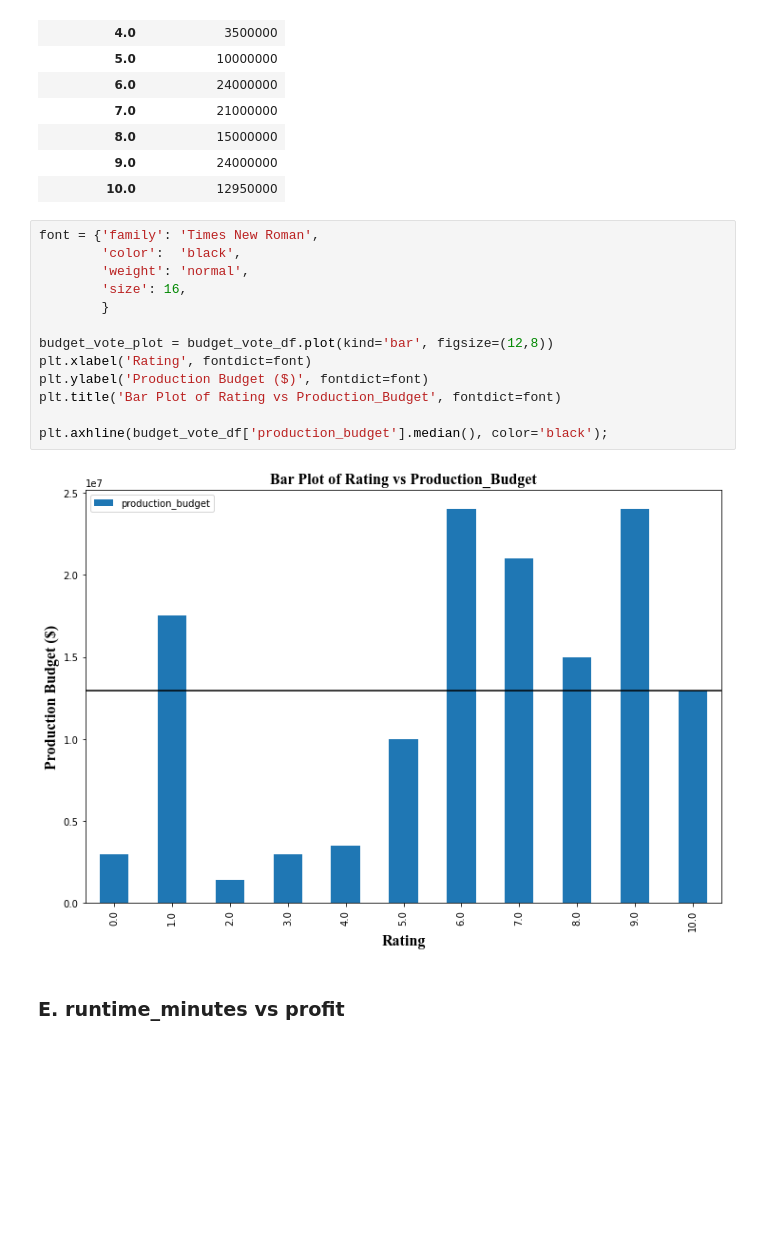
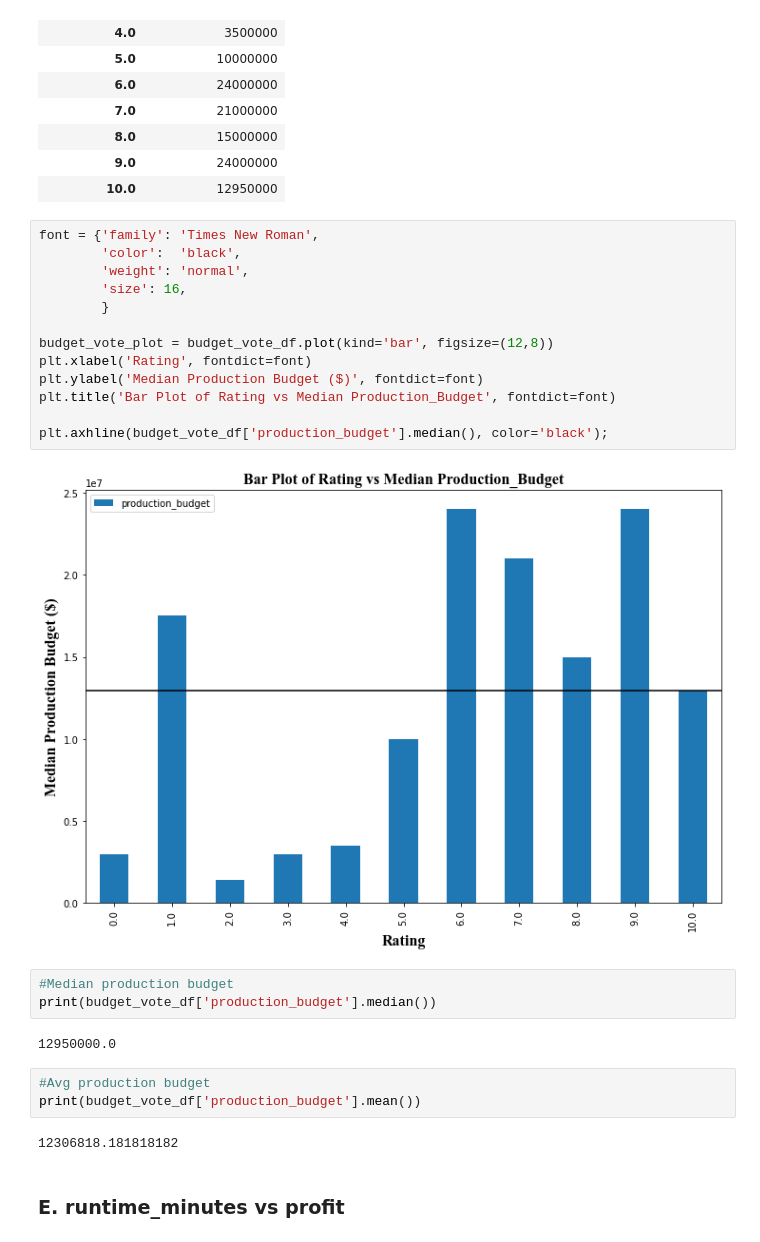
Before and after one commit to dquillao/dsc-mod-1-project-v2-1-online-ds-sp-000, a Jupyter notebook: Technical Notebook.ipynb, the cells around one changed output. Drawn from its saved outputs; the diff is of its cells as text; blank space fills up the shorter version.

```diff
--- a/Technical Notebook.ipynb
+++ b/Technical Notebook.ipynb
@@ -967,18 +967,28 @@ See the caveats in the documentation: https://pandas.pydata.org/pandas-docs/stab
 # %%
 font = {'family': 'Times New Roman',
         'color':  'black',
         'weight': 'normal',
         'size': 16,
         }
 
 budget_vote_plot = budget_vote_df.plot(kind='bar', figsize=(12,8))
 plt.xlabel('Rating', fontdict=font)
-plt.ylabel('Production Budget ($)', fontdict=font)
-plt.title('Bar Plot of Rating vs Production_Budget', fontdict=font)
+plt.ylabel('Median Production Budget ($)', fontdict=font)
+plt.title('Bar Plot of Rating vs Median Production_Budget', fontdict=font)
 
 plt.axhline(budget_vote_df['production_budget'].median(), color='black');
 # %% [output]
-[figure, old version]
+[figure, new version]
+# %%
+#Median production budget
+print(budget_vote_df['production_budget'].median())
+# %% [output]
+12950000.0
+# %%
+#Avg production budget
+print(budget_vote_df['production_budget'].mean())
+# %% [output]
+12306818.181818182
 # %% [markdown]
 ### E. runtime_minutes vs profit
 # %%
```
Also changed, not shown: parts of 1 cell of this notebook.
